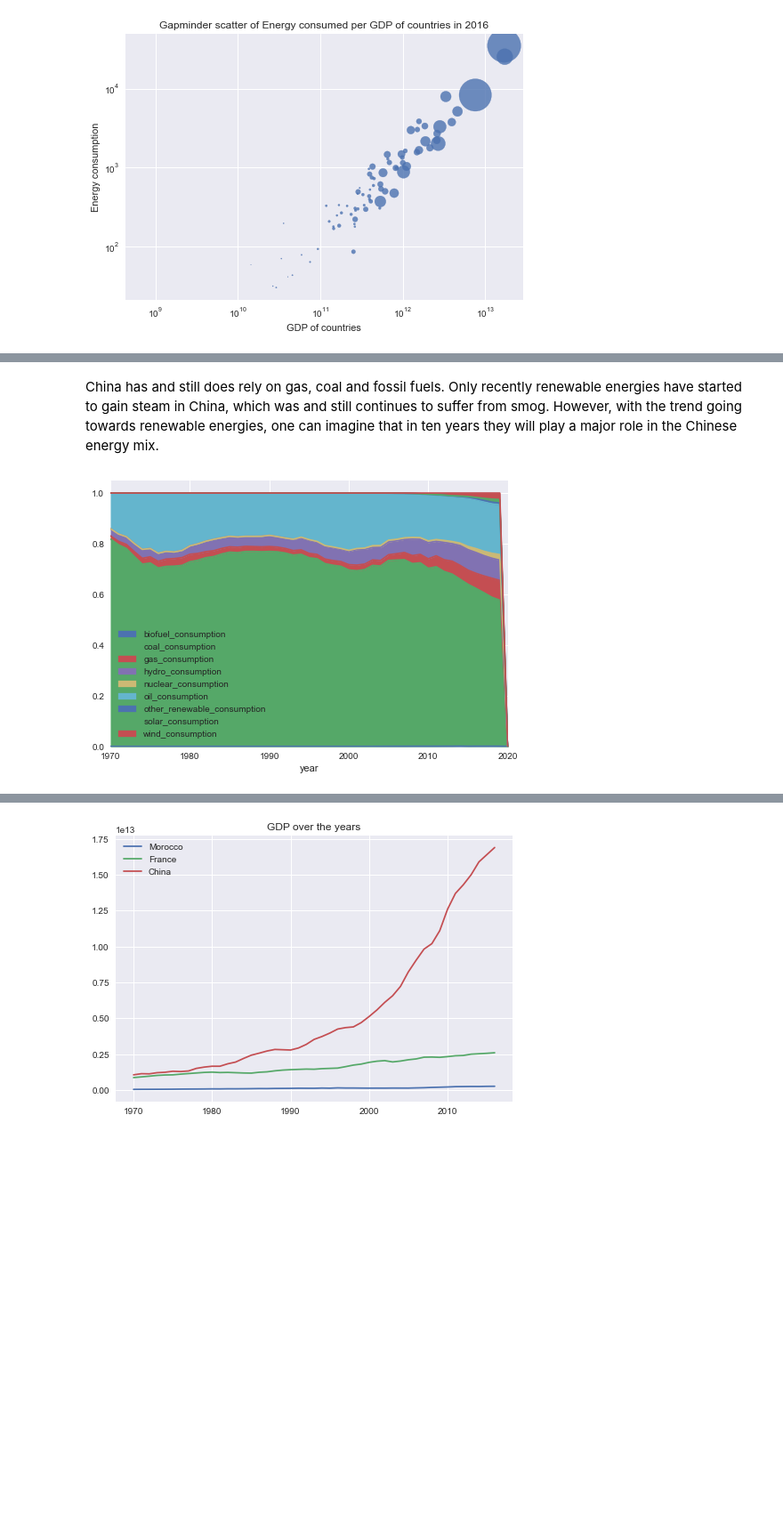
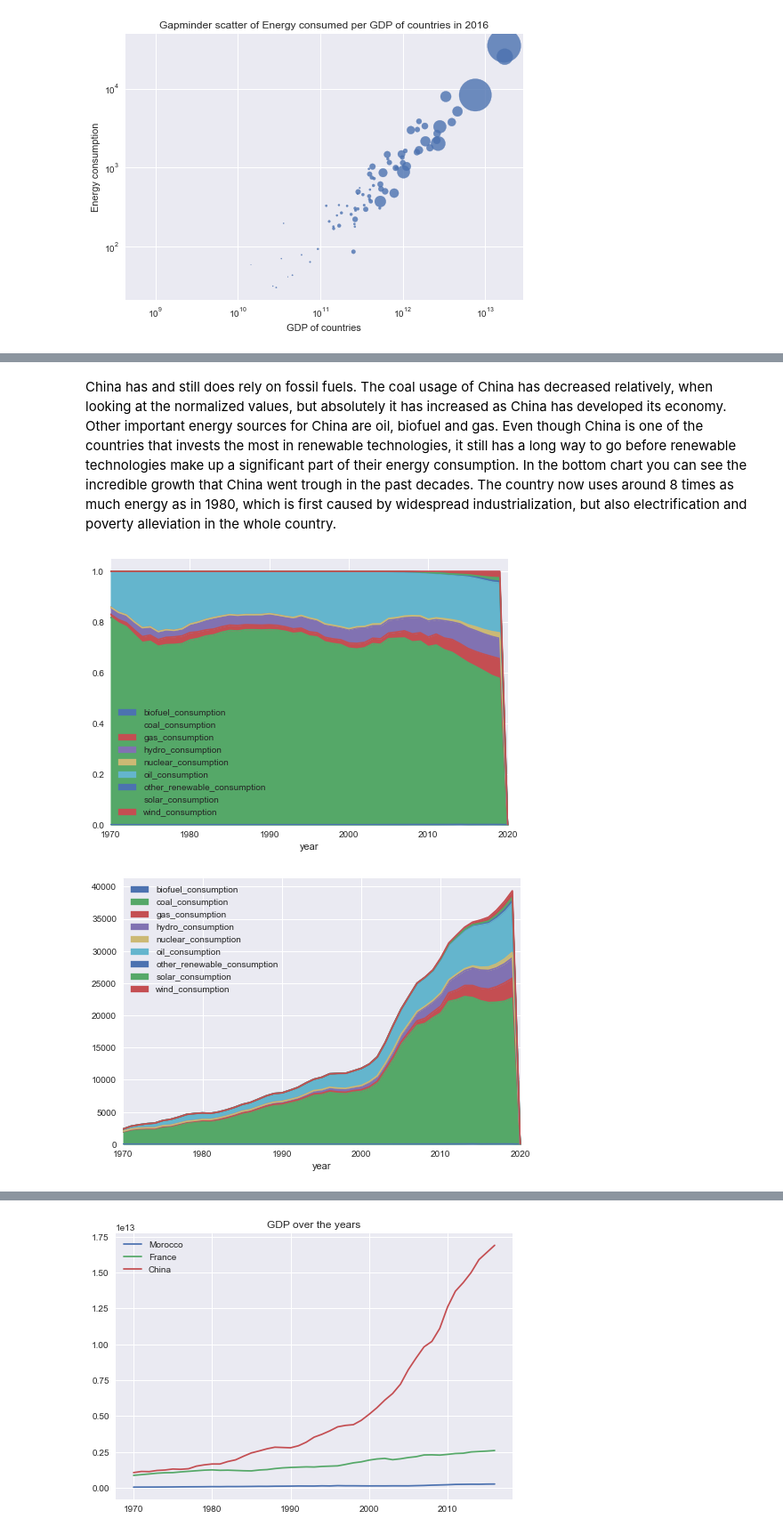
Before and after one commit to Milkafreak/Group_05, a Jupyter notebook: Showcase_notebook.ipynb, the cells around one changed output, grey strips where cells are left out. Shown: that part at 89% size. Drawn from its saved outputs; the diff is of its cells as text; code cells hidden in the pictures; blank space fills up the shorter version.

```diff
--- a/Showcase_notebook.ipynb
+++ b/Showcase_notebook.ipynb
@@ -41,8 +49,11 @@ x.plot_consumption("France",normalize=True)
 # %% [markdown]
-China has and still does rely on gas, coal and fossil fuels. Only recently renewable energies have started to gain steam in China, which was and still continues to suffer from smog. However, with the trend going towards renewable energies, one can imagine that in ten years they will play a major role in the Chinese energy mix.
+China has and still does rely on fossil fuels. The coal usage of China has decreased relatively, when looking at the normalized values, but absolutely it has increased as China has developed its economy. Other important energy sources for China are oil, biofuel and gas. Even though China is one of the countries that invests the most in renewable technologies, it still has a long way to go before renewable technologies make up a significant part of their energy consumption.
+In the bottom chart you can see the incredible growth that China went trough in the past decades. The country now uses around 8 times as much energy as in 1980, which is first caused by widespread industrialization, but also electrification and poverty alleviation in the whole country.
 # %%
 x.plot_consumption("China",normalize=True)
+x.plot_consumption("China",normalize=False)
 # %% [output]
 [figure]
+[figure, added]
 # %% [markdown]
 The GDP of the three countries also tells an interesting story. China's GDP has been growing rapidly, even more so after Deng Xiaoping's opening of the country in 1990. France has been growing slowly but steadily, with Morocco having the slowest growth rate in the past decades.
```
Also changed, not shown: parts of 15 cells of this notebook, 2 other files.
